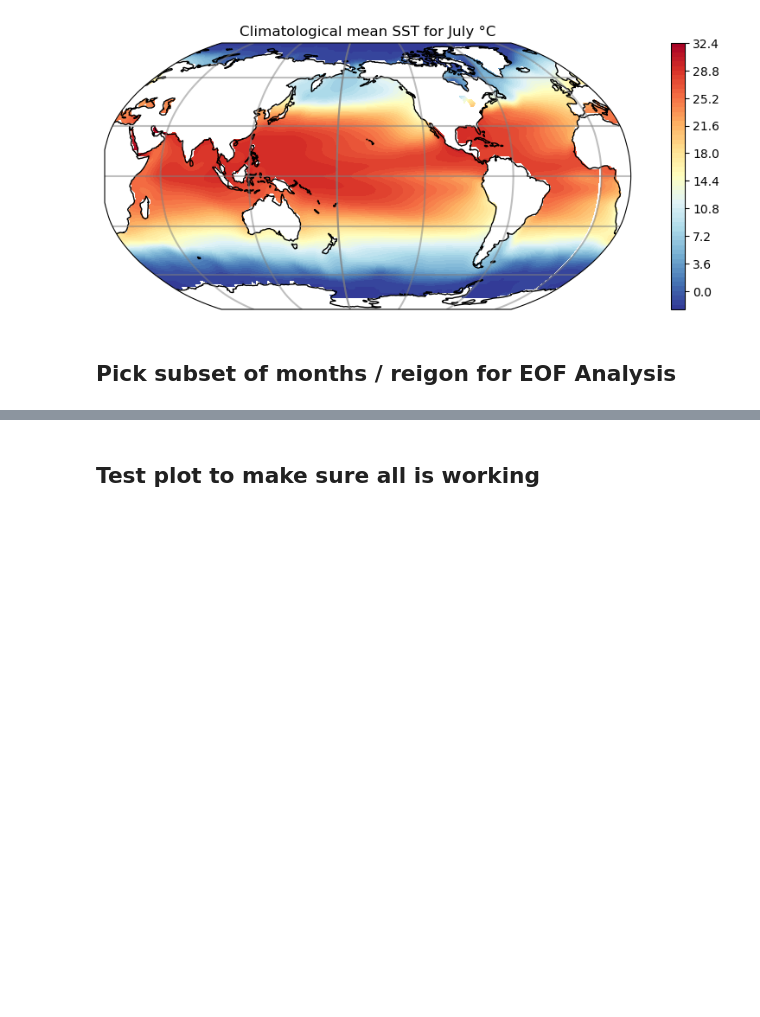
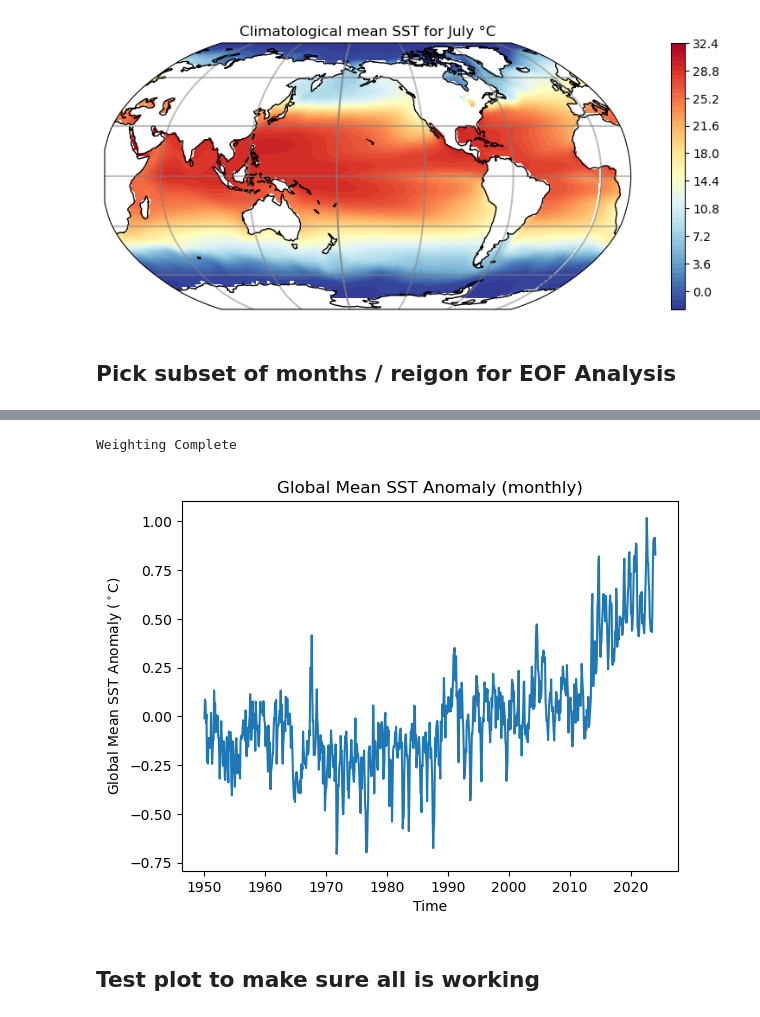
Before and after one commit to liamkirkpatrick/atm552_hw5, a Jupyter notebook: global_mean.ipynb, the cells around one changed output, grey strips where cells are left out. Drawn from its saved outputs; the diff is of its cells as text; code cells hidden in the pictures; blank space fills up the shorter version.

```diff
--- a/global_mean.ipynb
+++ b/global_mean.ipynb
@@ -260,3 +241,58 @@ range(0, 89)
+# %%
+# function removes global mean anomaly from ss
+def globalmean(sst,cn,num_years,lat_sh):  # I have not finished or implemented removing the global mean from each month.
+
+    for i in range(num_years):
+
+        for j in range(len(lat_sh)):
+            sst[i,j,:] = sst[i,j,:]*cn[j]  # times sqrt(cos(lat))
+
+    gm = nanmean(sst,1)
+    gm = nanmean(gm,1)
+    return gm
+
+
+# make vector for weigting the data array for sqrt(cosine(latitude)) so area variance is used in EOF computation
+cn = np.sqrt(np.cos(lat_sh*np.pi/180.))
+
+# Apply weighting vector (for use in calculating the global mean)
+ssta_weighted = ssta * 0
+for i in range(len(lat_sh)):
+    # multiply all entries in this row by the weight in the weights vector (cn)
+    ssta_weighted[:,i,:] = ssta[:,i,:]*cn[i]  # times sqrt(cos(lat))
+print("Weighting Complete")
+
+# calculate global mean anomaly
+gm = []
+for i in range(len(years)):
+    gm.append(np.nanmean(ssta_weighted[i,:,:]))
+
+# Apply global mean / area weighting
+if rem_globmean:
+
+    # first remove global mean
+    for i in range(len(years)):
+        ssta[i,:,:] = ssta[i,:,:] - gm[i]
+
+    # next apply latitude weighting
+    for i in range(len(lat_sh)):
+    # multiply all entries in this row by the weight in the weights vector (cn)
+        ssta[:,i,:] = ssta[:,i,:]*cn[i]  # times sqrt(cos(lat))
+
+else:
+    # if we aren't removing global mean, we still need to apply latitude weighting
+    ssta = ssta_weighted
+
+# plot global mean anomaly
+if True:
+    fig,axs = plt.subplots()
+    axs.set_ylabel('Global Mean SST Anomaly ($^\circ$C)')
+    axs.set_xlabel('Time')
+    axs.set_title('Global Mean SST Anomaly (monthly)')
+    axs.plot(years,gm)
+# %% [output]
+Weighting Complete
+[figure, added]
 # %% [markdown]
 ## Test plot to make sure  all is working
 # %%
```
Also changed, not shown: parts of 23 cells of this notebook, 1 other file.
